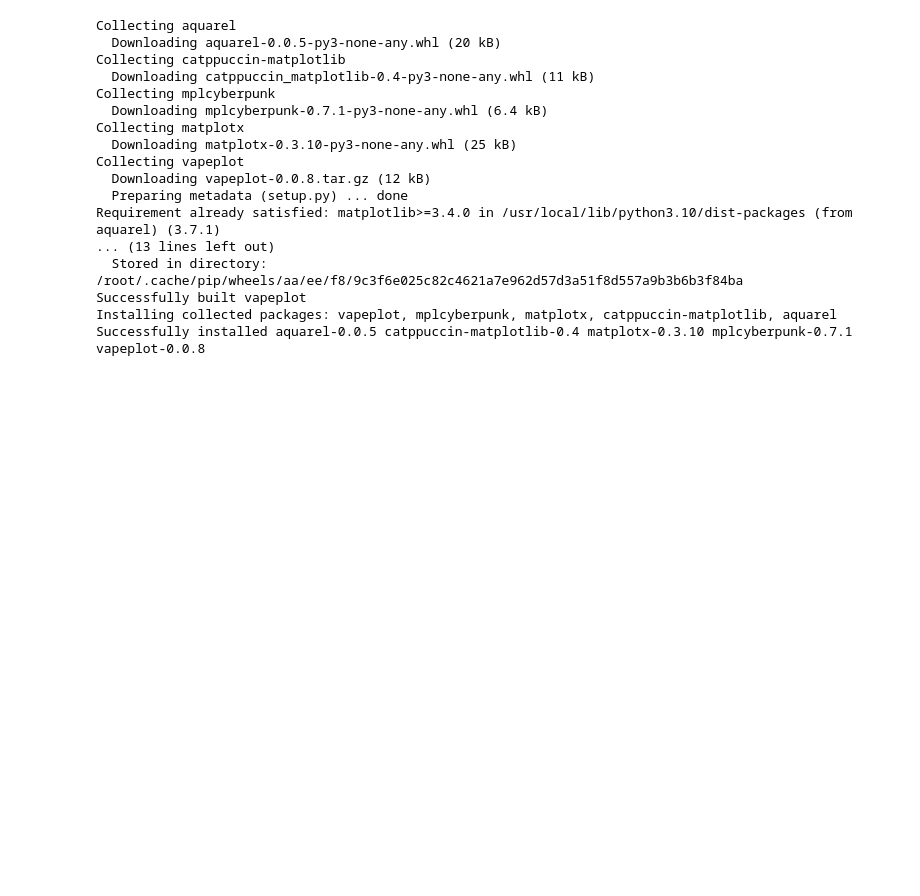
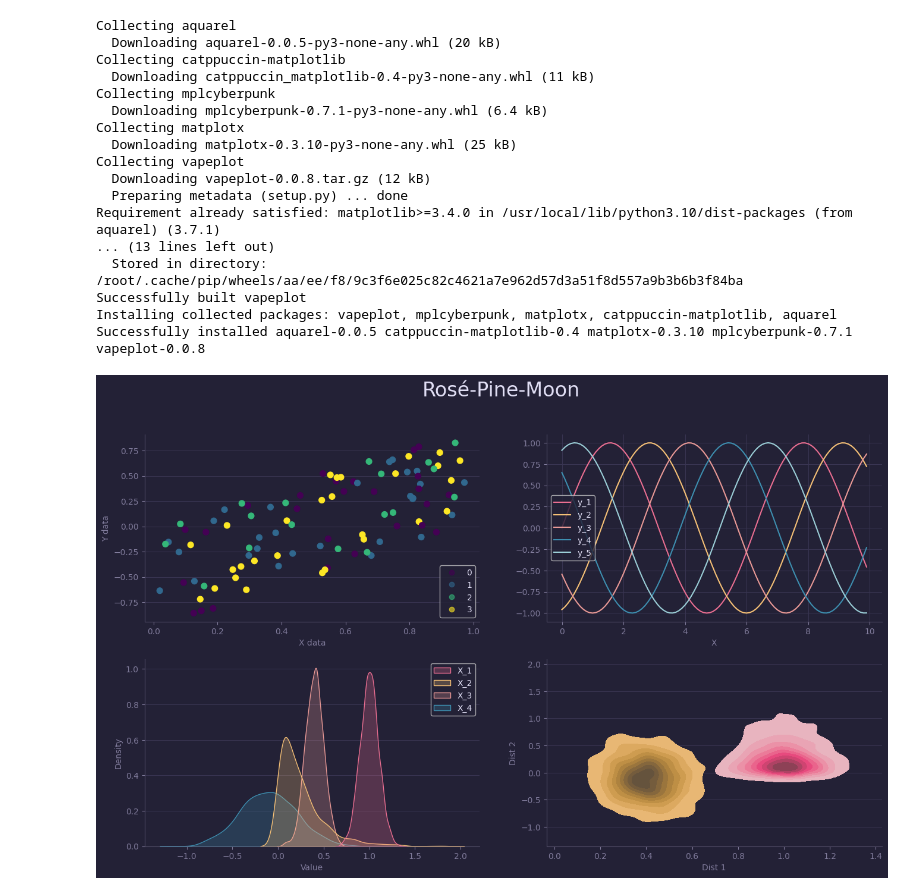
Before and after one commit to ajits-github/Matplotlib, a Jupyter notebook: Matplotlib.ipynb, the cells around one changed output. Drawn from its saved outputs; the diff is of its cells as text; code cells hidden in the pictures; blank space fills up the shorter version.

Commit message:
Rose Pine Moon

```diff
--- a/Matplotlib.ipynb
+++ b/Matplotlib.ipynb
@@ -56,3 +56,31 @@ def hist():
 
   df = pd.DataFrame({'X_1': x_1, 'X_2':x_2, 'X_3': x_3, 'X_4':x_4})
   return df
+# %%
+plt.style.use('./themes/rose-pine-moon.mplstyle')
+# %%
+fig, ax = plt.subplots(ncols=2, nrows=2, figsize=(16,9))
+df = scatter()
+f= ax[0,0].scatter(df.X,df.Y, c=df.Z, s=50)
+ax[0,0].set_xlabel('X data')
+ax[0,0].set_ylabel('Y data')
+handles, labels = f.legend_elements(prop="colors", alpha=0.6)
+legend2 = ax[0,0].legend(handles, labels, loc="lower right")
+
+df=line()
+df.plot(x='X', ax=ax[0,1])
+
+df=hist()
+sns.kdeplot(df, fill=True, ax=ax[1,0])
+ax[1,0].set_xlabel('Value')
+
+sns.kdeplot(df, x="X_1", y="X_2", fill=True, ax=ax[1,1])
+sns.kdeplot(df, x="X_3", y="X_4",fill=True, ax=ax[1,1])
+ax[1,1].set_xlabel('Dist 1')
+ax[1,1].set_ylabel('Dist 2')
+
+plt.suptitle('Rosé-Pine-Moon', fontsize=24)
+plt.savefig('rose-pine.jpg')
+plt.show()
+# %% [output]
+[figure, added]
```
